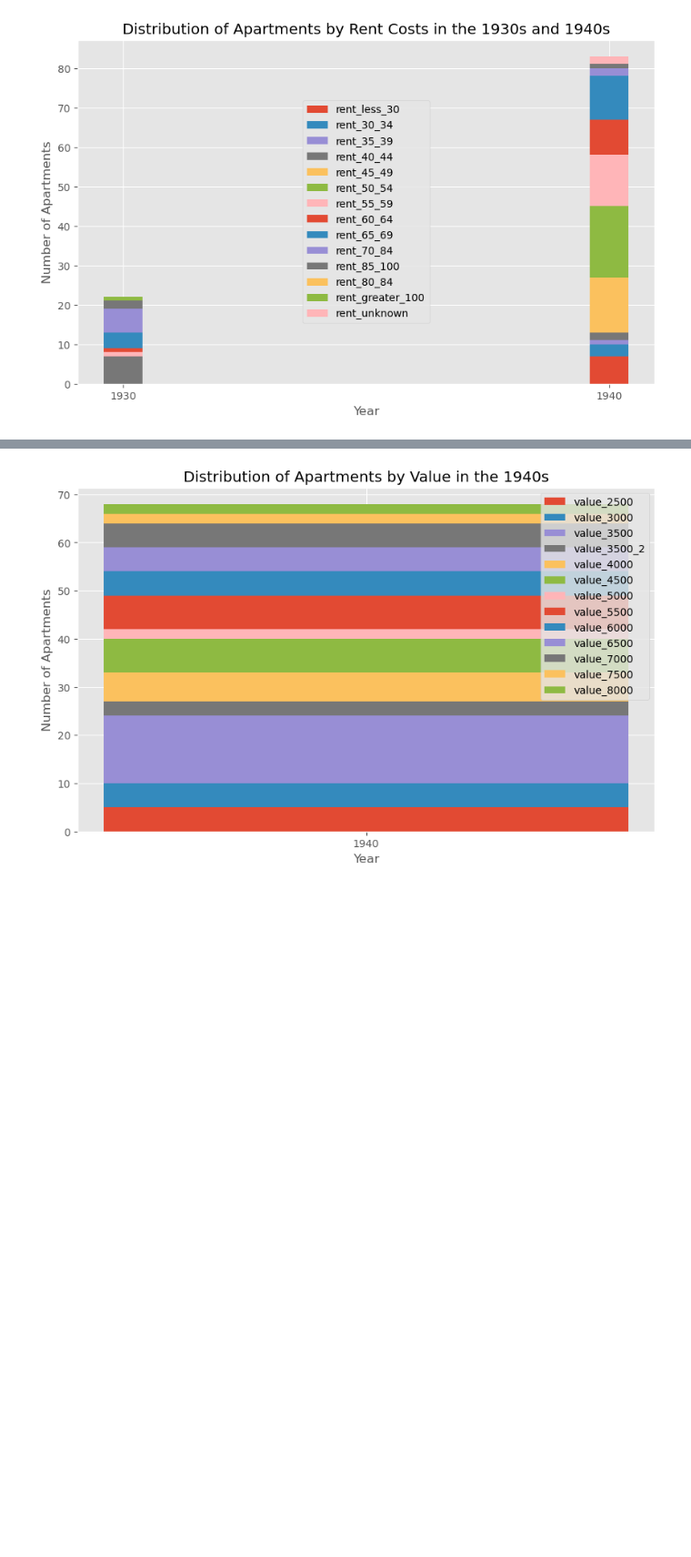
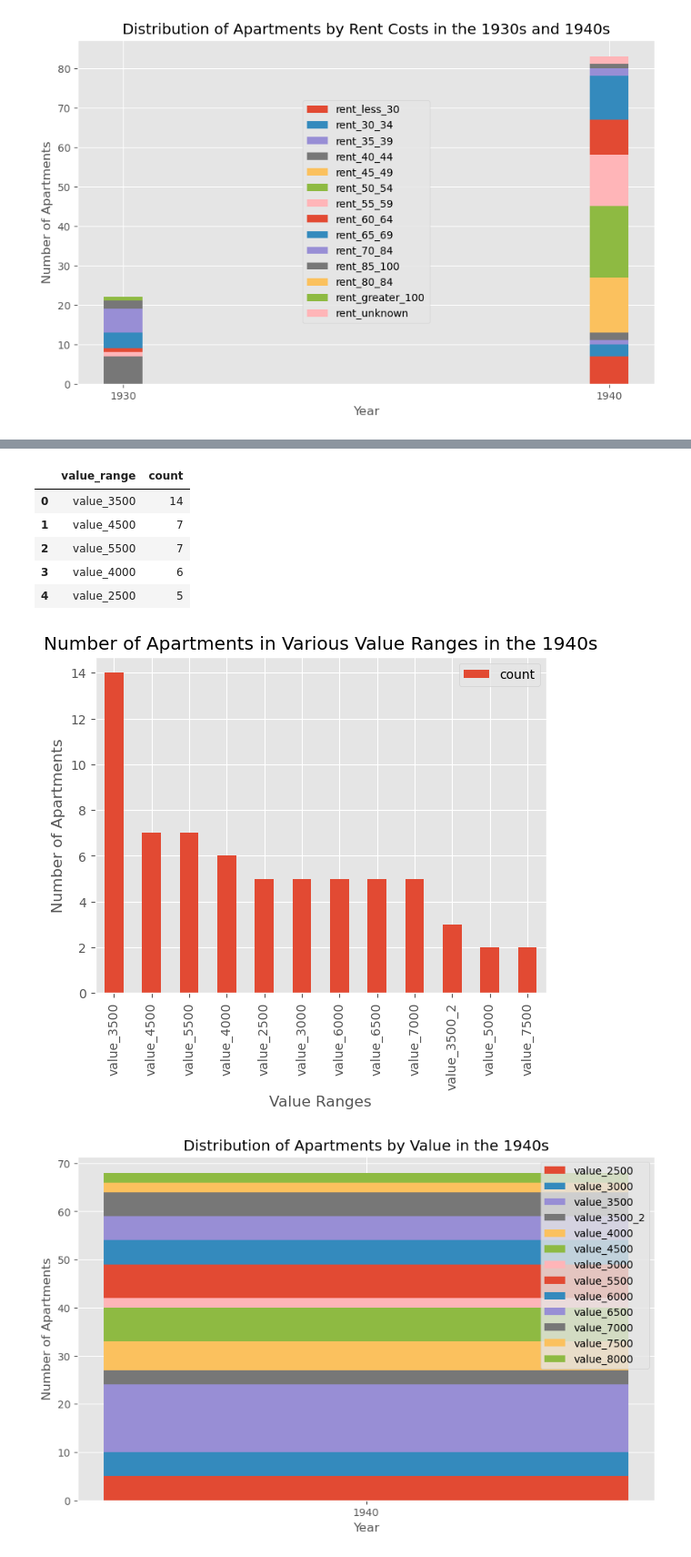
Before and after one commit to LDeYoung17/jackson-heights-analysis, a Jupyter notebook: notebooks/EDA.ipynb, the cells around one changed output, grey strips where cells are left out. Shown: that part at 91% size. Drawn from its saved outputs; the diff is of its cells as text; code cells hidden in the pictures; blank space fills up the shorter version.

```diff
--- a/notebooks/EDA.ipynb
+++ b/notebooks/EDA.ipynb
@@ -366,0 +483,24 @@ display(df_value.head())
+# %%
+columns = ['1940']
+df_value_mod = pd.DataFrame(columns=columns)
+
+#df_rent.set_index('year', inplace=True)
+
+#new_value_list_1930 = []
+new_value_list_1940 = []
+
+#new_value_list_1930 = df_value.iloc[0, 1:13].values
+new_value_list_1940 = df_value.iloc[0, 1:13].values
+
+#new_result_1930 = [s for s, n in zip(columns_for_y, new_value_list_1930) for _ in range(n)]
+new_result_1940 = [s for s, n in zip(columns_for_y, new_value_list_1940) for _ in range(n)]
+
+'''max_length = max(len(new_result_1930), len(new_result_1940))
+new_result_1930 += ['none'] * (max_length - len(new_result_1930))
+new_result_1940 += ['none'] * (max_length - len(new_result_1940))
+
+df_value_mod['1930'] = new_result_1930'''
+df_value_mod['1940'] = new_result_1940
+
+display(df_value_mod.head(10))
+df_value_mod.info()
@@ -367,3 +527,24 @@ display(df_value.head())
+# %%
+df_value_1940 = df_value_mod.value_counts().reset_index().rename(columns={'1940': 'value_range', '1930': 'count'})
+
+display(df_value_1940.head())
+
+df_value_1940.plot(kind='bar',
+             x='value_range',
+             y='count',
+             title='Number of Apartments in Various Value Ranges in the 1940s',
+             xlabel='Value Ranges',
+             ylabel='Number of Apartments')
+
+plt.show()
+# %% [output]
+|  | value_range | count |
+| 0 | value_3500 | 14 |
+| 1 | value_4500 | 7 |
+| 2 | value_5500 | 7 |
+| 3 | value_4000 | 6 |
+| 4 | value_2500 | 5 |
+[figure, added]
 # %%
 df_value_year = df_value.groupby('year').sum().reset_index()
 
```
Also changed, not shown: parts of 9 cells of this notebook.
